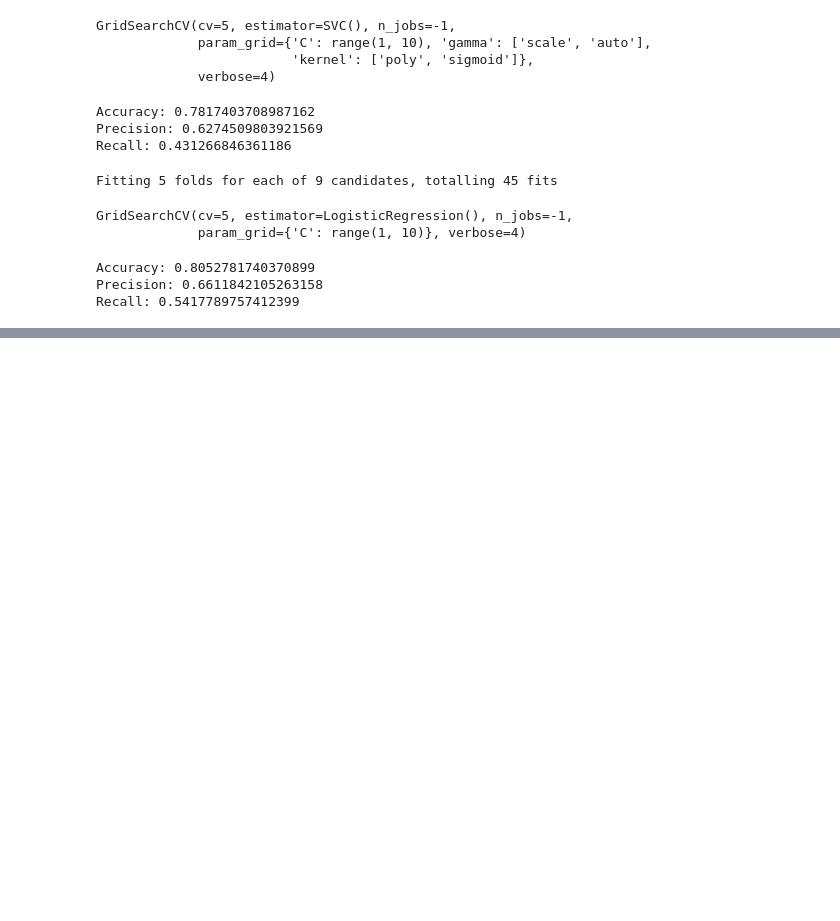
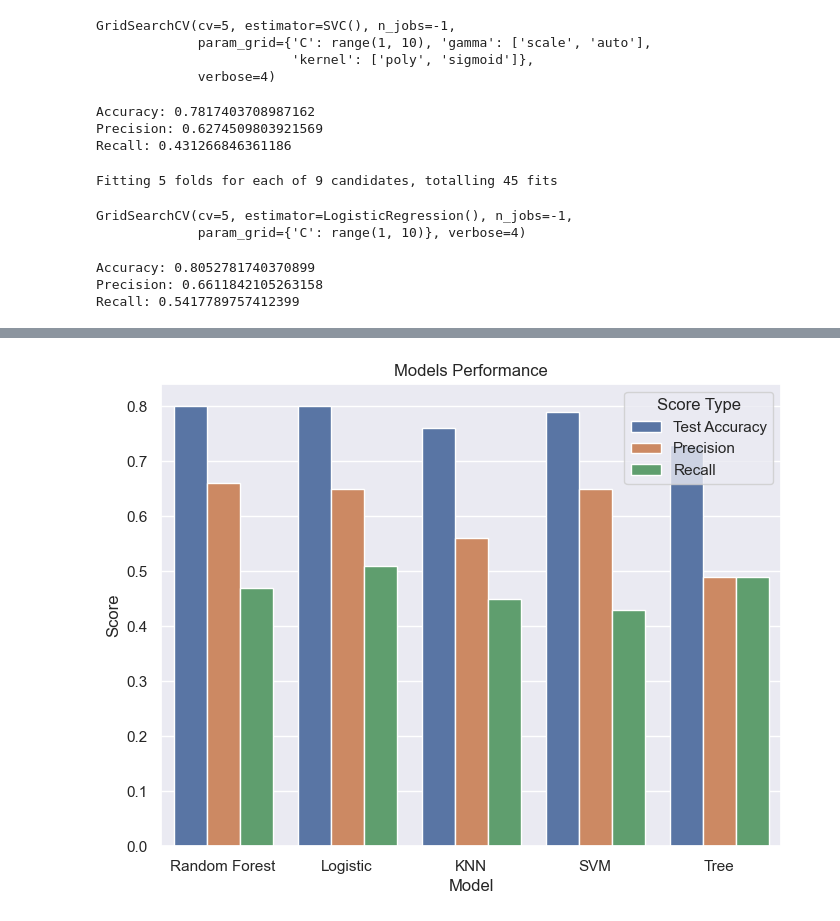
Before and after one commit to ElOuarary/Customer_Churn_Prediction, a Jupyter notebook: notebooks/models.ipynb, the cells around one changed output, grey strips where cells are left out. Drawn from its saved outputs; the diff is of its cells as text; code cells hidden in the pictures; blank space fills up the shorter version.

```diff
--- a/notebooks/models.ipynb
+++ b/notebooks/models.ipynb
@@ -197,0 +236,3 @@ Recall: 0.5417789757412399
+# %%
+numerical_col = numerical_col[1: ]
+numerical_col
@@ -197,0 +266,11 @@ Recall: 0.5417789757412399
+# %%
+from sklearn.base import clone
+
+rf_clf_v2 = clone(rf_clf)
+lr_clf_v2 = clone(lr_clf)
+knn_clf_v2 = clone(knn_clf)
+svm_clf_v2 = clone(svm_clf)
+tree_clf_v2 = clone(tree_clf)
+
+models = [rf_clf_v2, lr_clf_v2, knn_clf_v2, svm_clf_v2, tree_clf_v2]
+train_models(models)
@@ -197,0 +288,6 @@ Recall: 0.5417789757412399
+# %%
+X_test = data_pipeline_v2.transform(X_test)
+y_test = target_enc.transform(y_test)
+
+models_df_v2 = evaluate_models(models, X_train, y_train, X_test, y_test)
+models_df_v2
@@ -197,0 +301,18 @@ Recall: 0.5417789757412399
+# %%
+models_df_v2['Model'] = ['Random Forest', 'Logistic', 'KNN', 'SVM', 'Tree']
+# %%
+import matplotlib.pyplot as plt
+import seaborn as sns
+
+fig, ax = plt.subplots(figsize=(8, 6))
+
+sns.set_theme()
+models_df_v2_melt = pd.melt(models_df_v2, 'Model', ['Test Accuracy', 'Precision', 'Recall'],
+                         var_name='Score Type', value_name='Score')
+
+sns.barplot(models_df_v2_melt, x='Model', y='Score', hue='Score Type', ax=ax)
+
+ax.set_title('Models Performance')
+plt.show()
+# %% [output]
+[figure, added]
```
Also changed, not shown: parts of 19 cells of this notebook.
